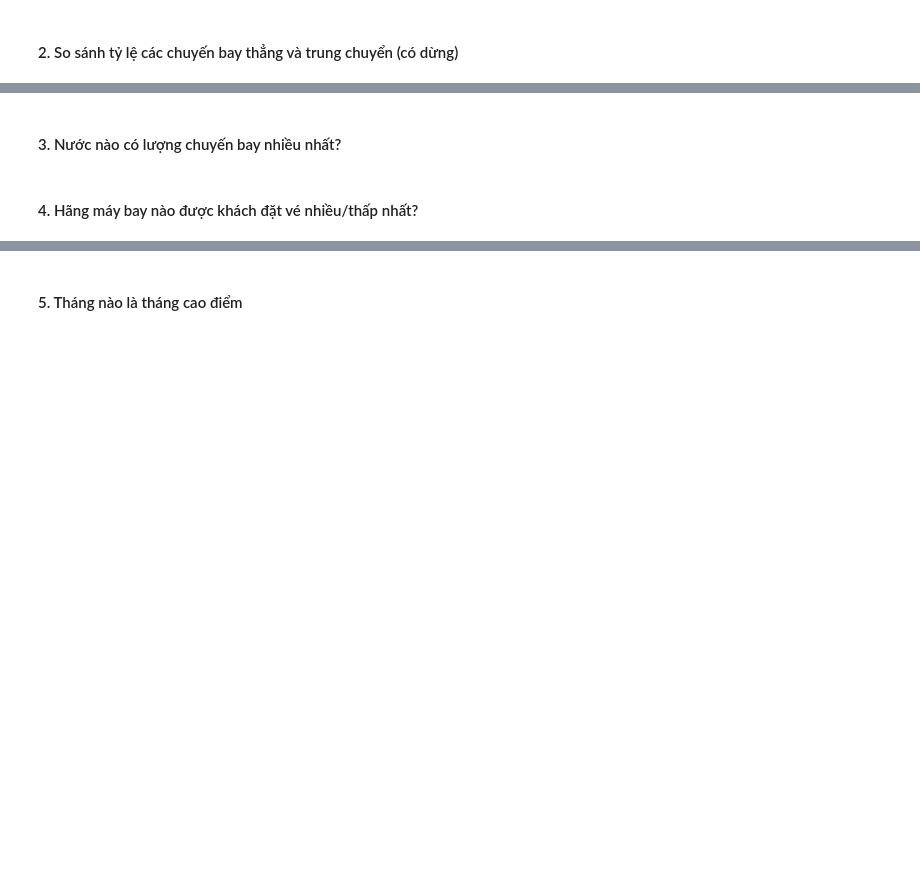
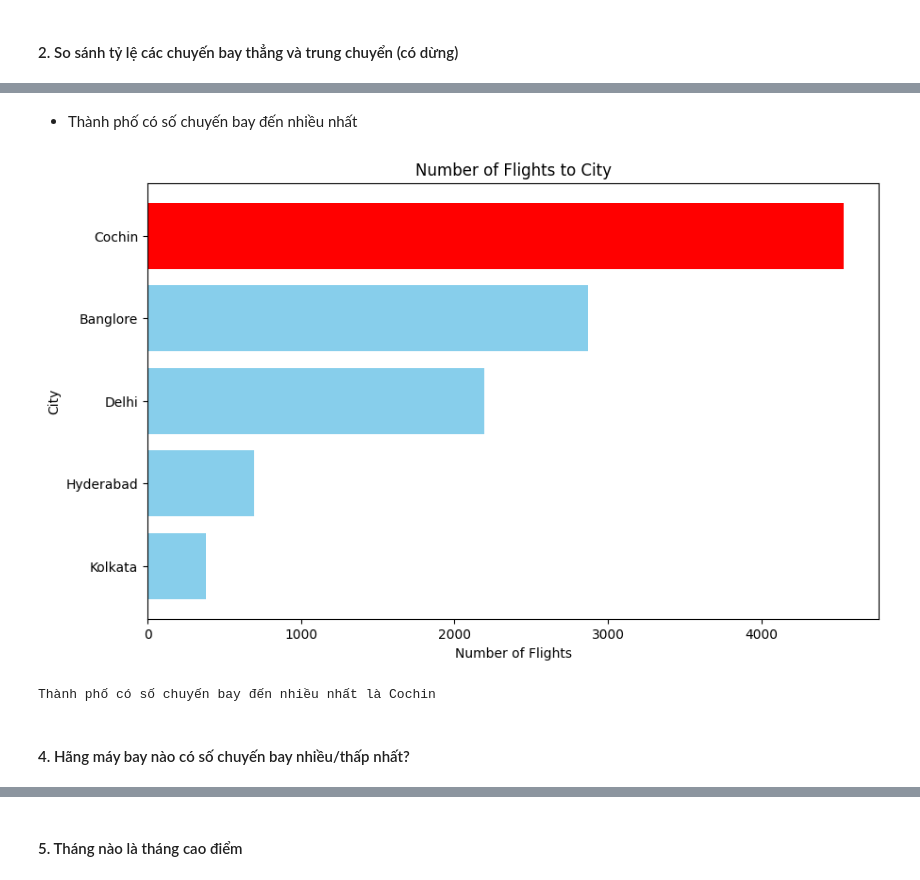
Before and after one commit to vngson/PTDLUD, a Jupyter notebook: main.ipynb, the cells around one changed output, grey strips where cells are left out. Drawn from its saved outputs; the diff is of its cells as text; code cells hidden in the pictures; blank space fills up the shorter version.

```diff
--- a/main.ipynb
+++ b/main.ipynb
@@ -132,4 +172,25 @@ dtype: float64
+# %% [markdown]
+- Thành phố có số chuyến bay đến nhiều nhất
+# %%
+#Tính số chuyến bay theo đích và sắp xếp tăng dần
+destination_value_count = merged_data['Destination'].value_counts().sort_values()
+
+#Lấy index của nguồn có số chuyến bay nhiều nhất
+n = len(destination_value_count) - 1
+
+#Vẽ barchart
+plt.figure(figsize=(10, 6))
+plt.barh(destination_value_count.index, destination_value_count, color='skyblue')
+plt.barh(n, destination_value_count.iloc[n], color='red')
+
+plt.xlabel('Number of Flights')
+plt.ylabel('City')
+plt.title('Number of Flights to City')
+plt.show()
+
+print(f'Thành phố có số chuyến bay đến nhiều nhất là {destination_value_count.index[n]}')
+# %% [output]
+[figure, added]
+Thành phố có số chuyến bay đến nhiều nhất là Cochin
 # %% [markdown]
-#### 3. Nước nào có lượng chuyến bay nhiều nhất?
+#### 4. Hãng máy bay nào có số chuyến bay nhiều/thấp nhất?
-# %% [markdown]
-#### 4. Hãng máy bay nào được khách đặt vé nhiều/thấp nhất?
```
Also changed, not shown: parts of 10 cells of this notebook.
